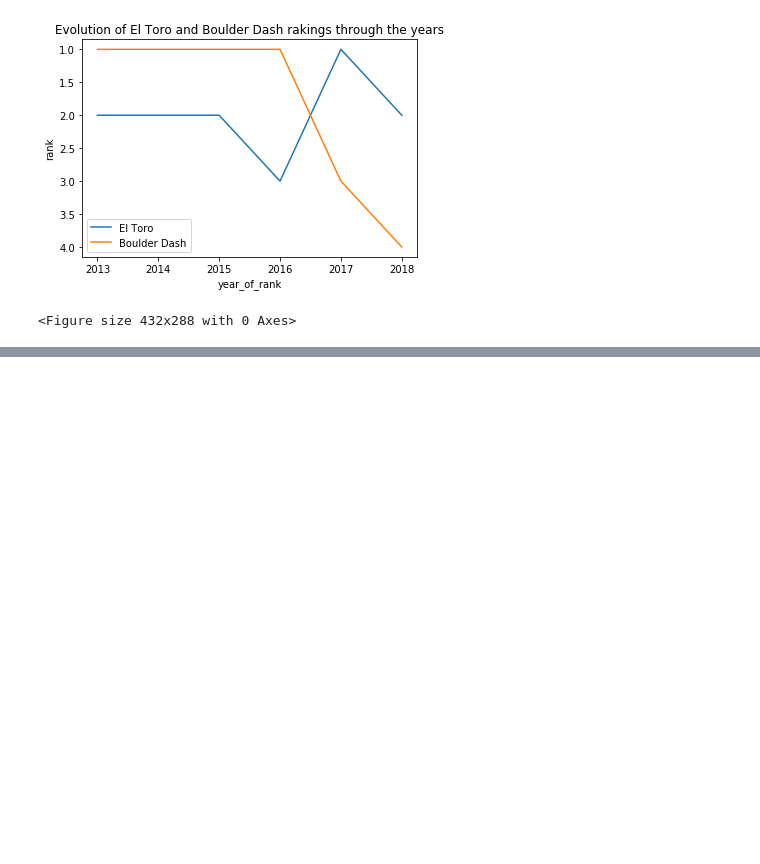
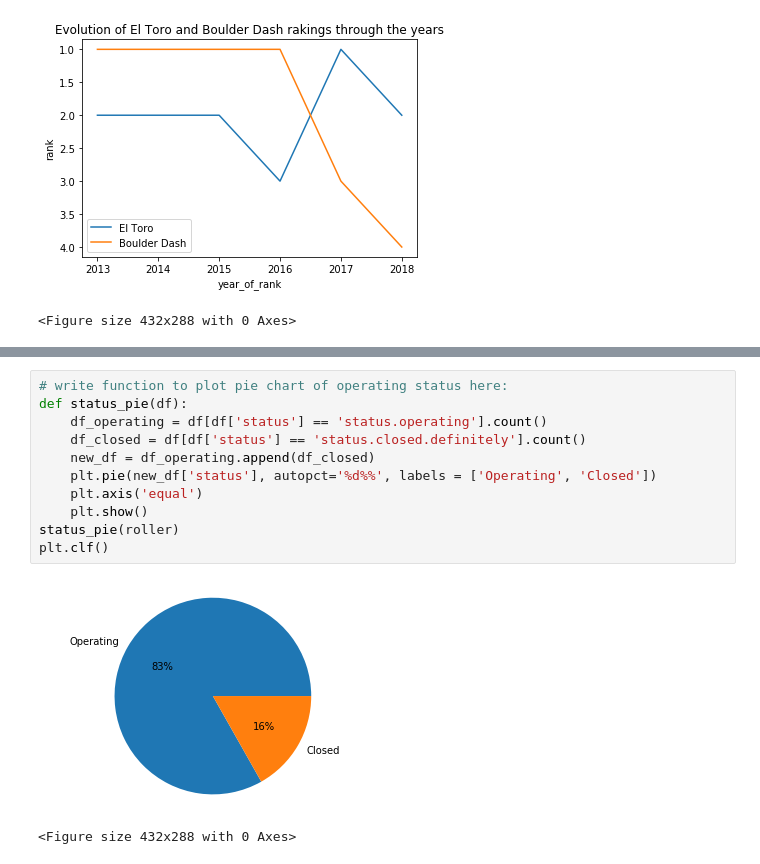
Before and after one commit to LaurentRisser/roller_coaster, a Jupyter notebook: visualization_script.ipynb, the cells around one changed output, grey strips where cells are left out. Saved outputs shown, nothing was run; the diff lists cells and outputs as text; blank space fills up the shorter version.

```diff
--- a/visualization_script.ipynb
+++ b/visualization_script.ipynb
@@ -171,0 +213,14 @@ plt.clf()
+# %%
+# write function to plot pie chart of operating status here:
+def status_pie(df):
+    df_operating = df[df['status'] == 'status.operating'].count()
+    df_closed = df[df['status'] == 'status.closed.definitely'].count()
+    new_df = df_operating.append(df_closed)
+    plt.pie(new_df['status'], autopct='%d%%', labels = ['Operating', 'Closed'])
+    plt.axis('equal')
+    plt.show()
+status_pie(roller)
+plt.clf()
+# %% [output]
+[figure, added]
+<Figure size 432x288 with 0 Axes>
```
Also changed, not shown: parts of 8 cells of this notebook.
